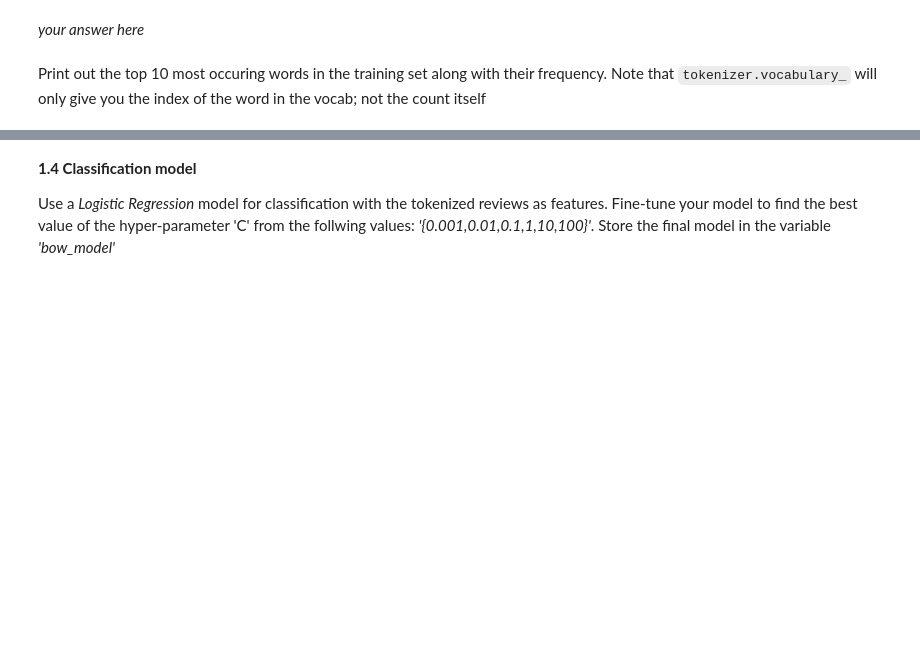
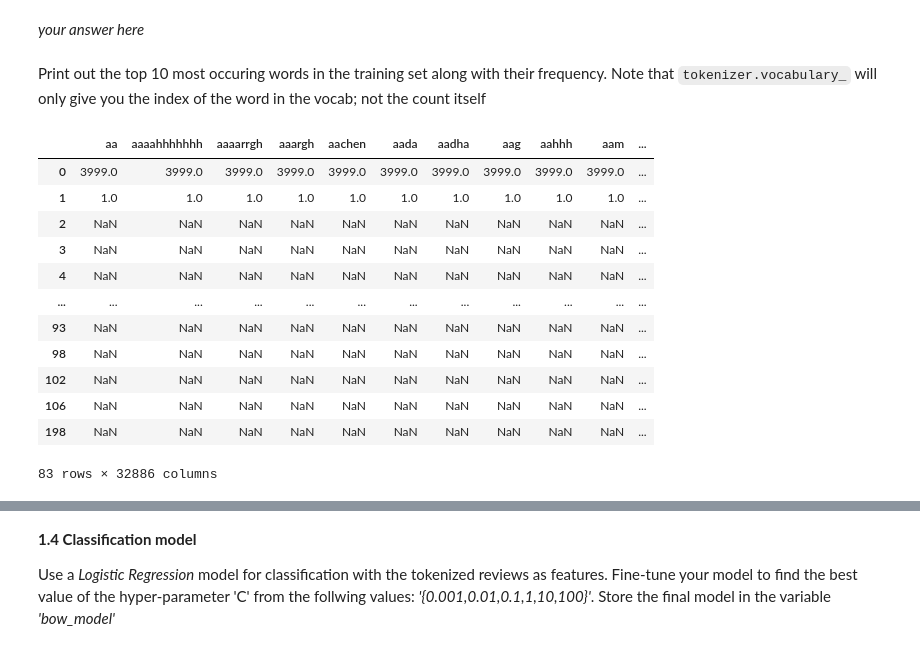
Before and after one commit to pramendra/univ_lab3, a Jupyter notebook: distribute_Lab3.ipynb, the cells around one changed output, grey strips where cells are left out. Saved outputs shown, nothing was run; the diff lists cells and outputs as text; code cells hidden in the pictures; blank space fills up the shorter version.

```diff
--- a/distribute_Lab3.ipynb
+++ b/distribute_Lab3.ipynb
@@ -241,0 +239,24 @@ Print out the top 10 most occuring words in the training set along with their fr
+# %%
+# your code here
+X_train_token.vocabulary_
+dd = x_train_df.apply(pd.Series.value_counts)
+
+# x_train_df[:10]
+# for column in x_train_df.columns:
+#   counts = x_train_df[column].value_counts()
+#   print(counts)
+#   break
+# %% [output]
+|  | aa | aaaahhhhhhh | aaaarrgh | aaargh | aachen | aada | aadha | aag | aahhh | aam | ... |
+| 0 | 3999.0 | 3999.0 | 3999.0 | 3999.0 | 3999.0 | 3999.0 | 3999.0 | 3999.0 | 3999.0 | 3999.0 | ... |
+| 1 | 1.0 | 1.0 | 1.0 | 1.0 | 1.0 | 1.0 | 1.0 | 1.0 | 1.0 | 1.0 | ... |
+| 2 | NaN | NaN | NaN | NaN | NaN | NaN | NaN | NaN | NaN | NaN | ... |
+| 3 | NaN | NaN | NaN | NaN | NaN | NaN | NaN | NaN | NaN | NaN | ... |
+| 4 | NaN | NaN | NaN | NaN | NaN | NaN | NaN | NaN | NaN | NaN | ... |
+| ... | ... | ... | ... | ... | ... | ... | ... | ... | ... | ... | ... |
+| 93 | NaN | NaN | NaN | NaN | NaN | NaN | NaN | NaN | NaN | NaN | ... |
+| 98 | NaN | NaN | NaN | NaN | NaN | NaN | NaN | NaN | NaN | NaN | ... |
+| 102 | NaN | NaN | NaN | NaN | NaN | NaN | NaN | NaN | NaN | NaN | ... |
+| 106 | NaN | NaN | NaN | NaN | NaN | NaN | NaN | NaN | NaN | NaN | ... |
+| 198 | NaN | NaN | NaN | NaN | NaN | NaN | NaN | NaN | NaN | NaN | ... |
+83 rows × 32886 columns
```
Also changed, not shown: parts of 5 cells of this notebook.
